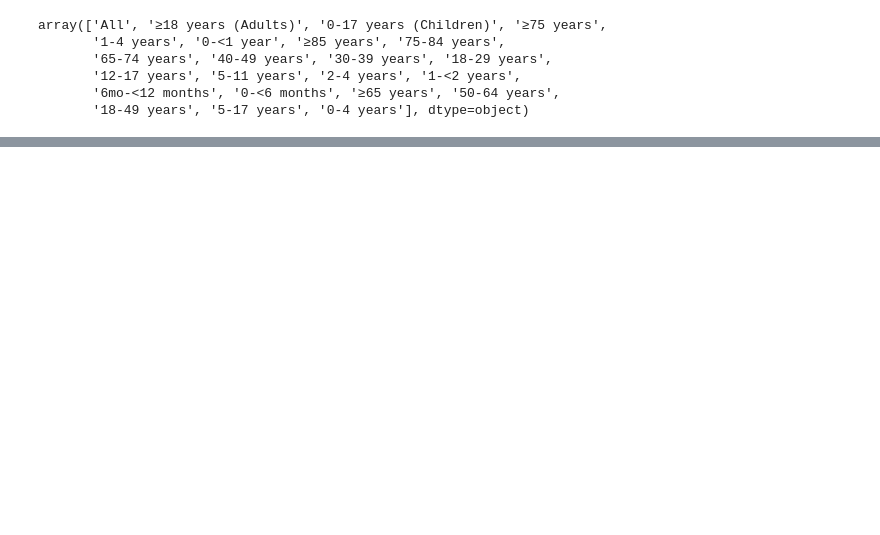
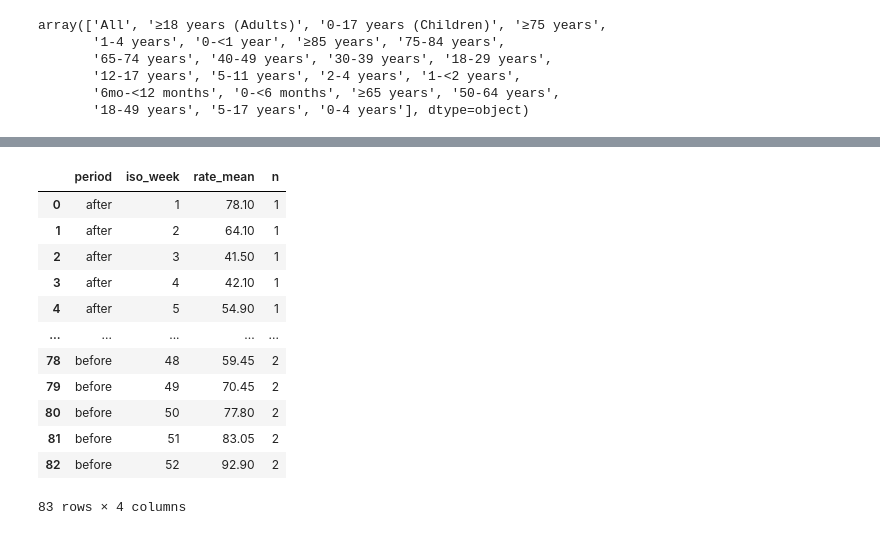
Before and after one commit to saarantras/rsv, a Jupyter notebook: hospitalization_analysis.ipynb, the cells around one changed output, grey strips where cells are left out. Cells and saved outputs as stored; diff of their text form; code cells hidden in the pictures; blank space fills up the shorter version.

```diff
--- a/hospitalization_analysis.ipynb
+++ b/hospitalization_analysis.ipynb
@@ -344,0 +260,16 @@ plt.show()
+# %%
+plot_df
+# %% [output]
+|  | period | iso_week | rate_mean | n |
+| 0 | after | 1 | 78.10 | 1 |
+| 1 | after | 2 | 64.10 | 1 |
+| 2 | after | 3 | 41.50 | 1 |
+| 3 | after | 4 | 42.10 | 1 |
+| 4 | after | 5 | 54.90 | 1 |
+| ... | ... | ... | ... | ... |
+| 78 | before | 48 | 59.45 | 2 |
+| 79 | before | 49 | 70.45 | 2 |
+| 80 | before | 50 | 77.80 | 2 |
+| 81 | before | 51 | 83.05 | 2 |
+| 82 | before | 52 | 92.90 | 2 |
+83 rows × 4 columns
```
Also changed, not shown: parts of 35 cells of this notebook, 3 other files.
